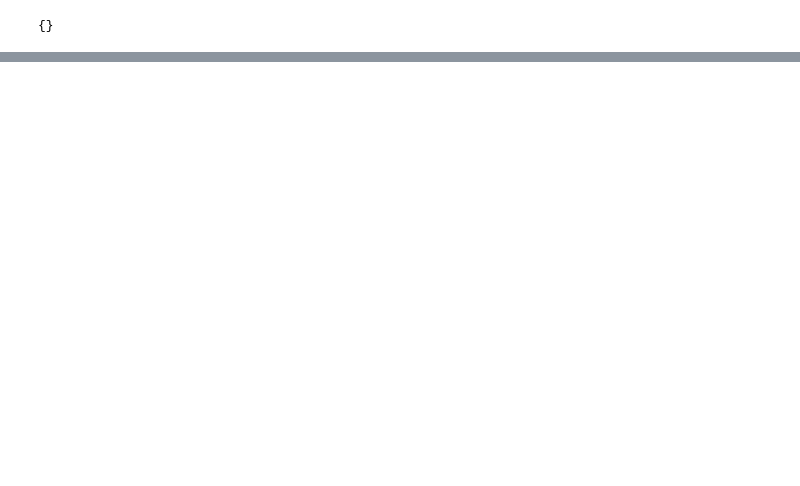
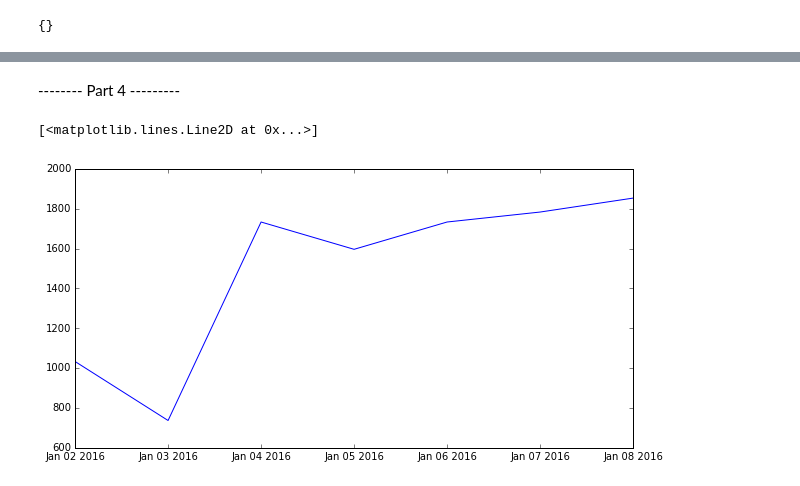
Before and after one commit to shermanash/metis-p1_team3, a Jupyter notebook: MTA Turnstile Analysis.ipynb, the cells around one changed output, grey strips where cells are left out. Cells and saved outputs as stored; diff of their text form; code cells hidden in the pictures; blank space fills up the shorter version.

Commit message:
final changes to Part3 and plots for Part 4

```diff
--- a/MTA Turnstile Analysis.ipynb
+++ b/MTA Turnstile Analysis.ipynb
@@ -3,7 +5,7 @@ import pandas as pd
 import datetime
 # %%
 mta = pd.read_csv("MTA/turnstile_160109.txt")
-mta = mta.head(100)
+mta = mta.head(5000)
 #mta
 # %%
 mta['key'] = zip(mta['C/A'], mta['UNIT'], mta['SCP'], mta['STATION'])
@@ -67,4 +53,7 @@ datetime_dict
 # %%
+## This function takes a list of DateTime objects with the turnstile counter and calculates each day's entries
+## and returns a list of [(date, count)]
+
 def count_day(my_list):
     ## Get unique values of dates
     dates = [row[0].date() for row in my_list]
@@ -76,6 +65,8 @@ def count_day(my_list):
         entries = [x[1] for x in my_list if x[0].date() == date]
         result.append((date, max(entries)-min(entries)))
 
-    print result
+    return result
+    #print result
 
-count_day(datetime_dict[('A002', 'R051', '02-03-00', '59 ST')])
+
+#print count_day(datetime_dict[('A002', 'R051', '02-00-00', '59 ST')])
@@ -83,0 +73,5 @@ count_day(datetime_dict[('A002', 'R051', '02-03-00', '59 ST')])
+# %%
+import pprint
+
+count_dict = {key:count_day(datetime_dict[key]) for key in datetime_dict}
+pprint.pprint(count_dict, width = 100)
@@ -83,0 +96,17 @@ count_day(datetime_dict[('A002', 'R051', '02-03-00', '59 ST')])
+# %% [markdown]
+-------- Part 4 ---------
+# %%
+%matplotlib inline
+import matplotlib.pyplot as plt
+
+# If I just plot one turnstile (making sure to sort by date)
+my_turnstile = sorted(count_dict[('A002', 'R051', '02-00-00', '59 ST')])
+
+dates = [x[0] for x in my_turnstile]
+counts = [x[1] for x in my_turnstile]
+
+plt.figure(figsize=(10,5))
+plt.plot(dates, counts)
+# %% [output]
+[<matplotlib.lines.Line2D at 0x...>]
+[figure, added]
```
Also changed, not shown: parts of 7 cells of this notebook.
